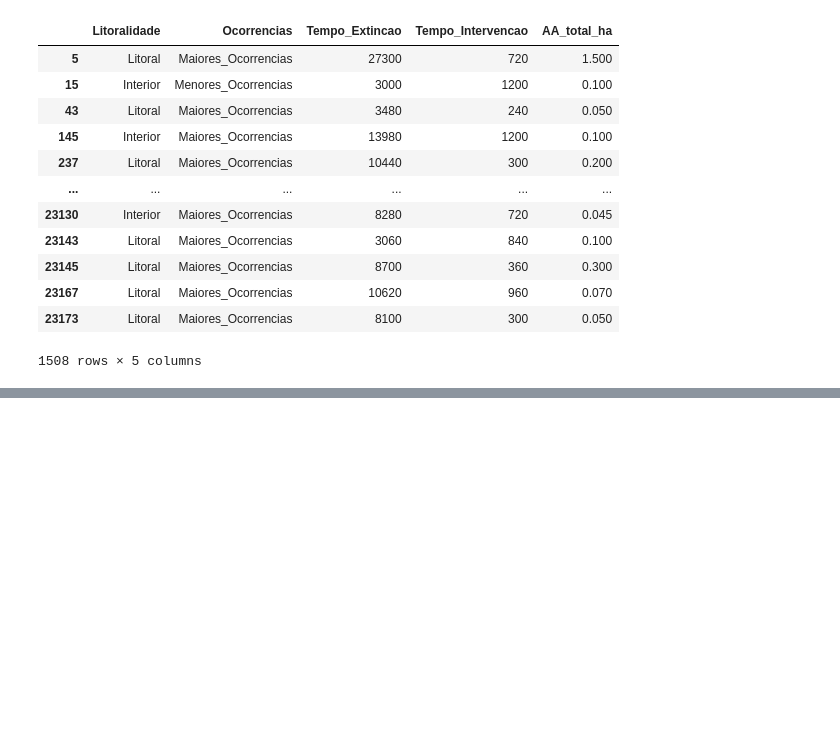
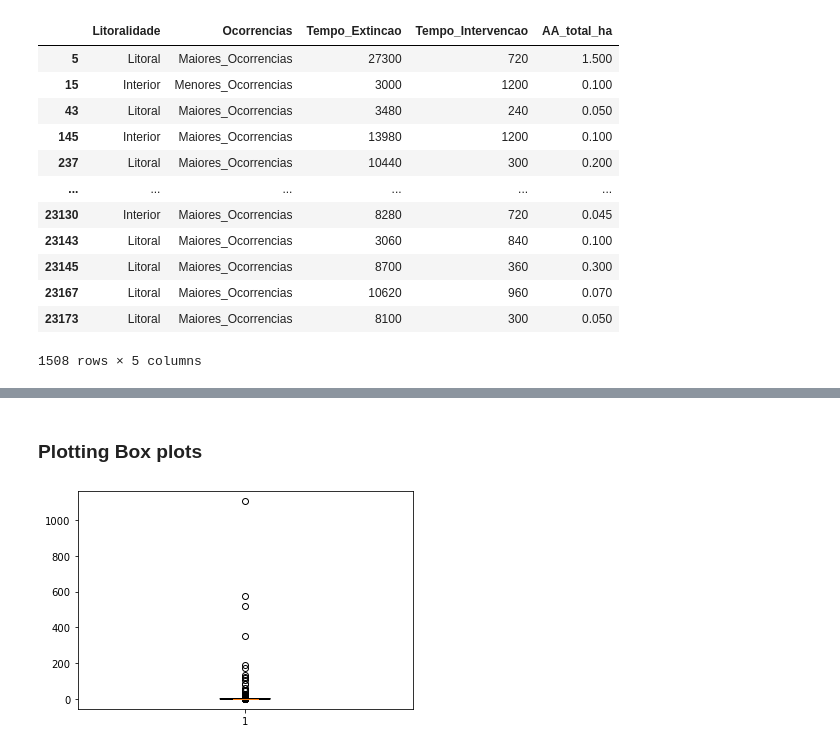
Before and after one commit to VascoBartolo/FCED_project, a Jupyter notebook: Trabalho_FSDE_stats_CT_VB/WildFires-Statistical_Investigation_CT_VB.ipynb, the cells around one changed output, grey strips where cells are left out. Drawn from its saved outputs; the diff is of its cells as text; code cells hidden in the pictures; blank space fills up the shorter version.

```diff
--- a/Trabalho_FSDE_stats_CT_VB/WildFires-Statistical_Investigation_CT_VB.ipynb
+++ b/Trabalho_FSDE_stats_CT_VB/WildFires-Statistical_Investigation_CT_VB.ipynb
@@ -281,0 +326,11 @@ c =
+# %% [markdown]
+<h3> Plotting Box plots
+# %%
+fig, ax = matplotlib.pyplot.subplots()
+ax.boxplot(reacendimentos_slim['AA_total_ha'],patch_artist=True ,notch = True,
+           flierprops=dict(color='black', markeredgecolor='black'),
+           whiskerprops=dict(color='black'),
+           capprops=dict(color='black'))
+matplotlib.pyplot.show()
+# %% [output]
+[figure, added]
```
Also changed, not shown: parts of 52 cells of this notebook.
